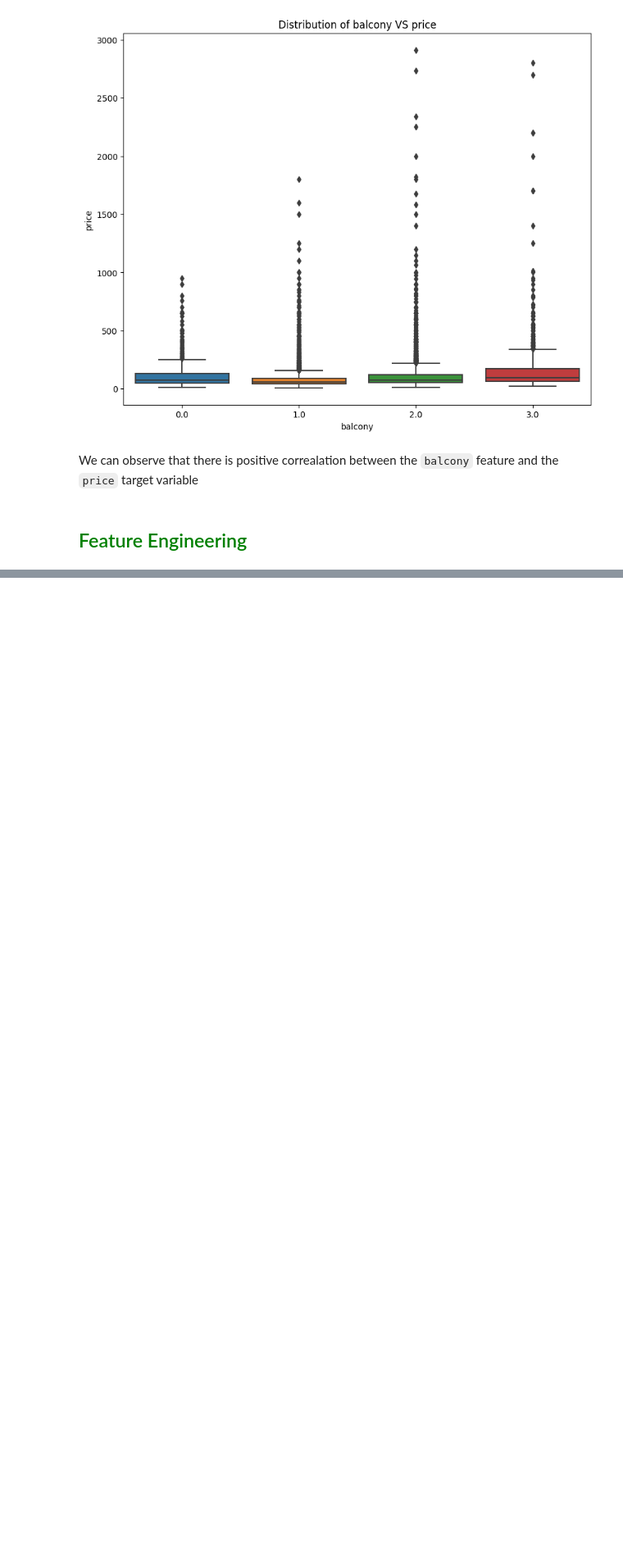
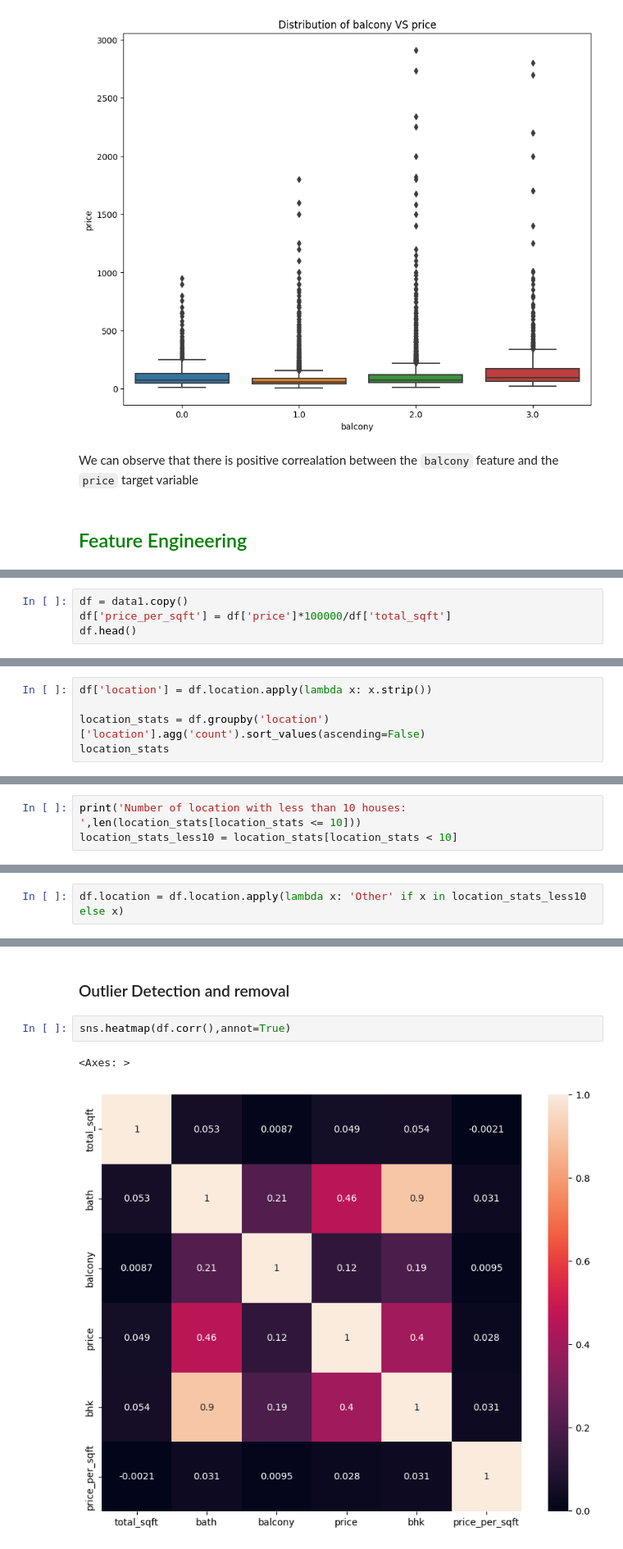
Before and after one commit to Renuka-Wadikar/Data-Science-and-Machine-Learning, a Jupyter notebook: Bengaluru House price data/housePricePrediction.ipynb, the cells around one changed output, grey strips where cells are left out. Shown at 82% size. Drawn from its saved outputs; the diff is of its cells as text; blank space fills up the shorter version.

```diff
--- a/Bengaluru House price data/housePricePrediction.ipynb
+++ b/Bengaluru House price data/housePricePrediction.ipynb
@@ -344,0 +514,4 @@ We can observe that there is positive correalation between the `balcony` feature
+# %%
+df = data1.copy()
+df['price_per_sqft'] = df['price']*100000/df['total_sqft']
+df.head()
@@ -344,0 +531,5 @@ We can observe that there is positive correalation between the `balcony` feature
+# %%
+df['location'] = df.location.apply(lambda x: x.strip())
+
+location_stats = df.groupby('location')['location'].agg('count').sort_values(ascending=False)
+location_stats
@@ -344,0 +552,3 @@ We can observe that there is positive correalation between the `balcony` feature
+# %%
+print('Number of location with less than 10 houses: ',len(location_stats[location_stats <= 10]))
+location_stats_less10 = location_stats[location_stats < 10]
@@ -344,0 +557,2 @@ We can observe that there is positive correalation between the `balcony` feature
+# %%
+df.location = df.location.apply(lambda x: 'Other' if x in location_stats_less10 else x)
@@ -344,0 +577,7 @@ We can observe that there is positive correalation between the `balcony` feature
+# %% [markdown]
+### Outlier Detection and removal
+# %%
+sns.heatmap(df.corr(),annot=True)
+# %% [output]
+<Axes: >
+[figure, added]
```
Also changed, not shown: parts of 56 cells of this notebook.
